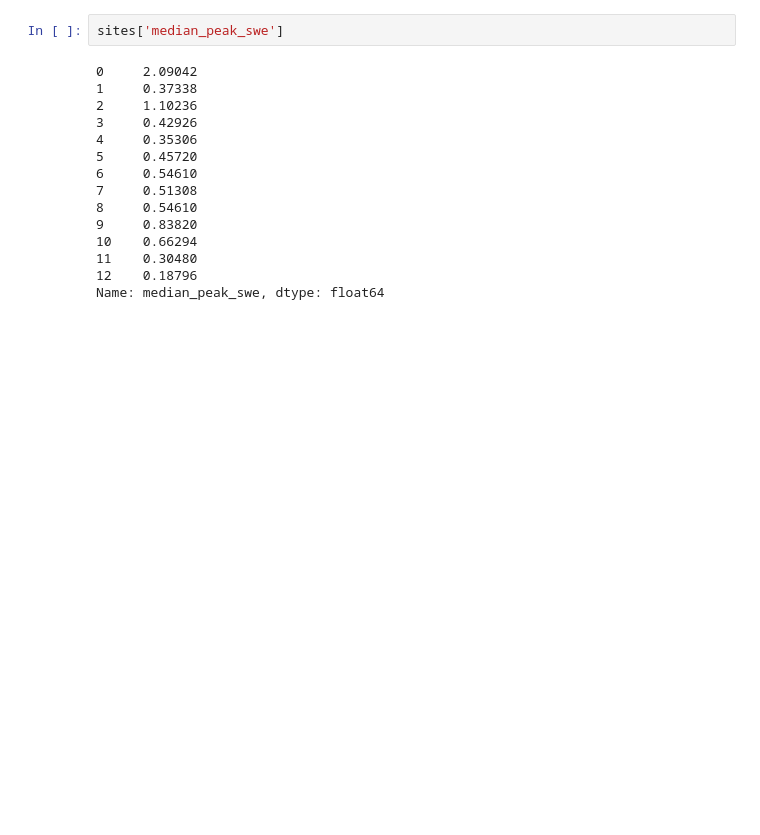
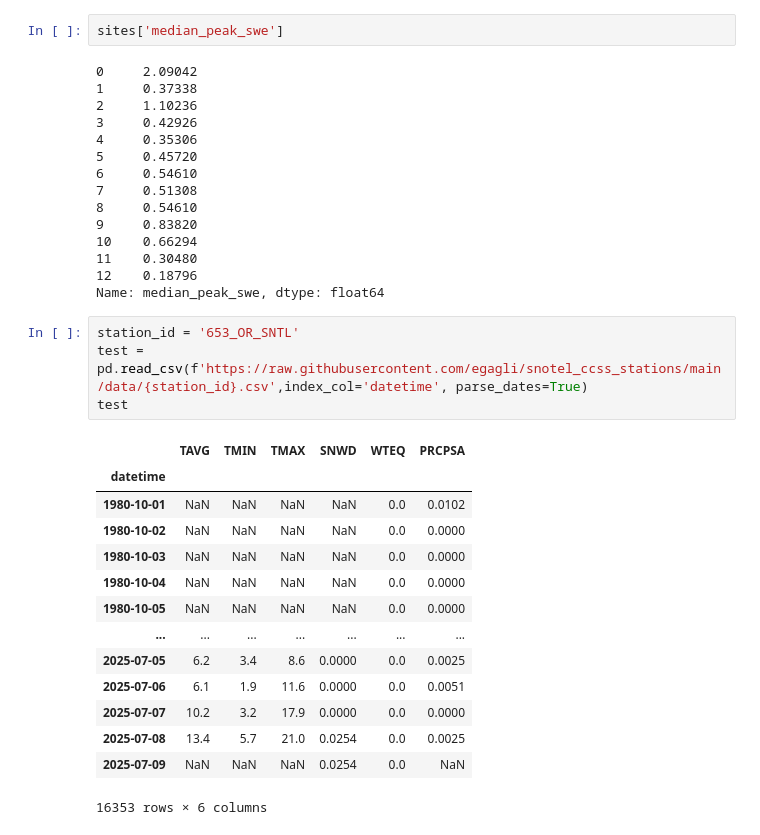
Before and after one commit to rpalomaki/SWE_error_analysis, a Jupyter notebook: ross_sandbox.ipynb, the cells around one changed output. Drawn from its saved outputs; the diff is of its cells as text; blank space fills up the shorter version.

```diff
--- a/ross_sandbox.ipynb
+++ b/ross_sandbox.ipynb
@@ -460,3 +550,22 @@ sites['median_peak_swe']
 11    0.30480
 12    0.18796
 Name: median_peak_swe, dtype: float64
+# %%
+station_id = '653_OR_SNTL'
+test = pd.read_csv(f'https://raw.githubusercontent.com/egagli/snotel_ccss_stations/main/data/{station_id}.csv',index_col='datetime', parse_dates=True)
+test
+# %% [output]
+|  | TAVG | TMIN | TMAX | SNWD | WTEQ | PRCPSA |
+| datetime |  |  |  |  |  |  |
+| 1980-10-01 | NaN | NaN | NaN | NaN | 0.0 | 0.0102 |
+| 1980-10-02 | NaN | NaN | NaN | NaN | 0.0 | 0.0000 |
+| 1980-10-03 | NaN | NaN | NaN | NaN | 0.0 | 0.0000 |
+| 1980-10-04 | NaN | NaN | NaN | NaN | 0.0 | 0.0000 |
+| 1980-10-05 | NaN | NaN | NaN | NaN | 0.0 | 0.0000 |
+| ... | ... | ... | ... | ... | ... | ... |
+| 2025-07-05 | 6.2 | 3.4 | 8.6 | 0.0000 | 0.0 | 0.0025 |
+| 2025-07-06 | 6.1 | 1.9 | 11.6 | 0.0000 | 0.0 | 0.0051 |
+| 2025-07-07 | 10.2 | 3.2 | 17.9 | 0.0000 | 0.0 | 0.0000 |
+| 2025-07-08 | 13.4 | 5.7 | 21.0 | 0.0254 | 0.0 | 0.0025 |
+| 2025-07-09 | NaN | NaN | NaN | 0.0254 | 0.0 | NaN |
+16353 rows × 6 columns
```
Also changed, not shown: parts of 16 cells of this notebook, 1 other file.
